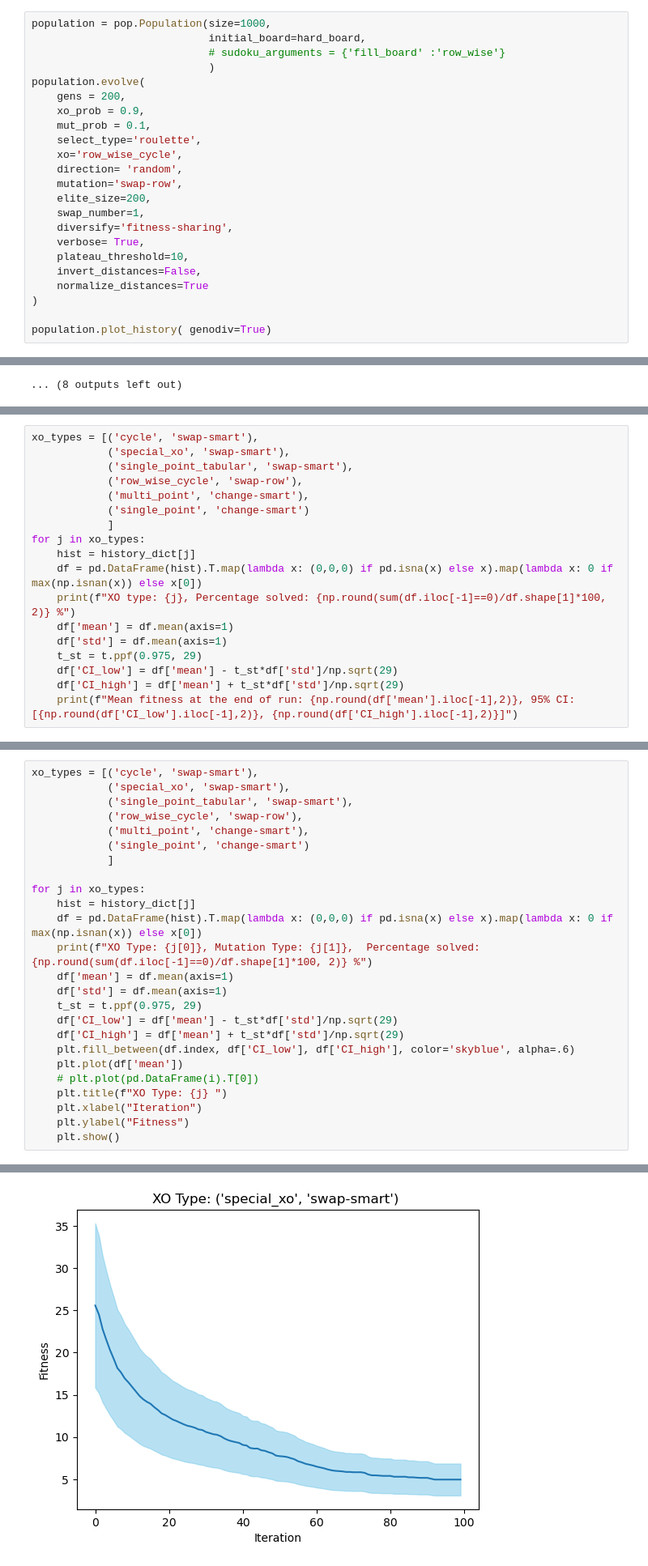
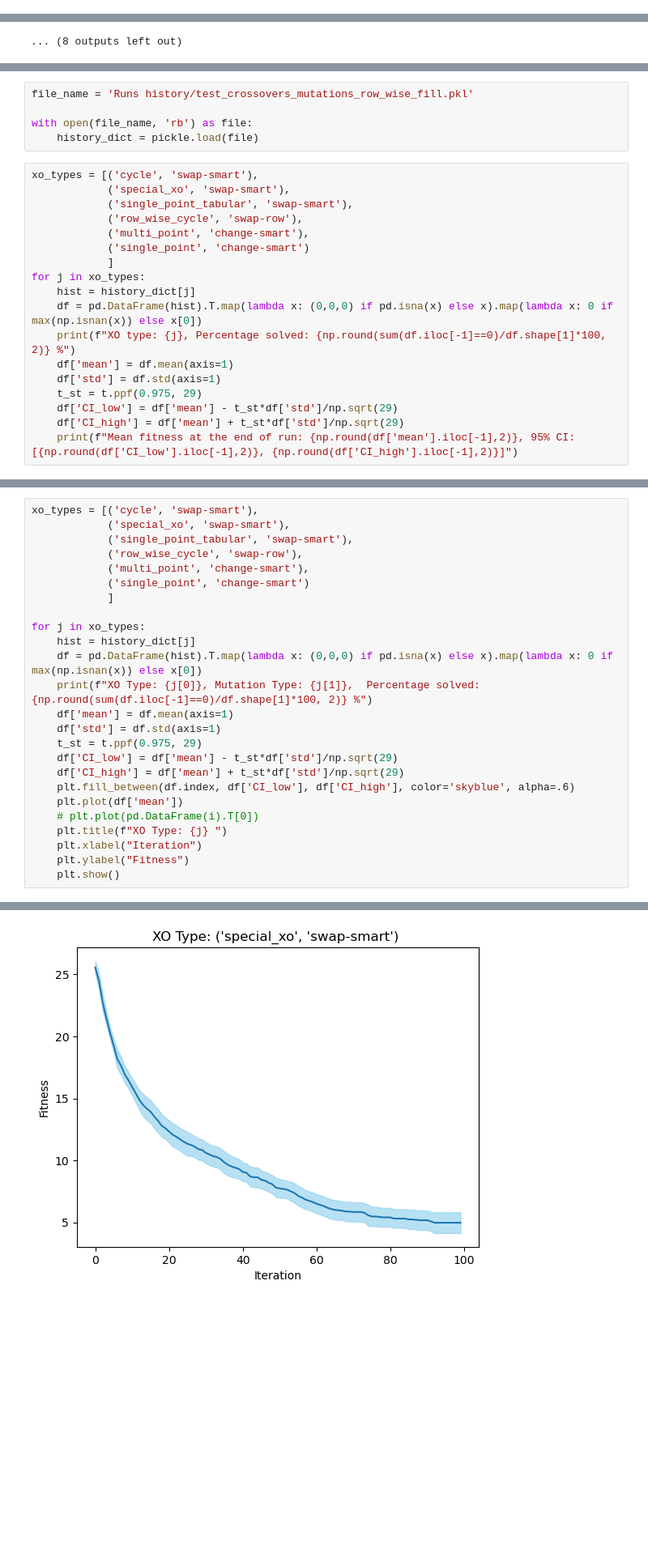
Before and after one commit to amarmate/CIFO24, a Jupyter notebook: experimentation and evaluation.ipynb, the cells around one changed output, grey strips where cells are left out. Shown at 81% size. Cells and saved outputs as stored; diff of their text form; blank space fills up the shorter version.

```diff
--- a/experimentation and evaluation.ipynb
+++ b/experimentation and evaluation.ipynb
@@ -13,23 +14,0 @@ from scipy.stats import t
-# %%
-population = pop.Population(size=1000,
-                            initial_board=hard_board,
-                            # sudoku_arguments = {'fill_board' :'row_wise'}
-                            )
-population.evolve(
-    gens = 200,
-    xo_prob = 0.9,
-    mut_prob = 0.1,
-    select_type='roulette',
-    xo='row_wise_cycle',
-    direction= 'random',
-    mutation='swap-row',
-    elite_size=200,
-    swap_number=1,
-    diversify='fitness-sharing',
-    verbose= True,
-    plateau_threshold=10,
-    invert_distances=False,
-    normalize_distances=True
-)
-
-population.plot_history( genodiv=True)
@@ -293,6 +255,11 @@ file_name = 'test_crossovers_mutations_row_wise_fill.pkl'
 
 with open(file_name, 'wb') as file:
     pickle.dump(history_dict, file)
+# %%
+file_name = 'Runs history/test_crossovers_mutations_row_wise_fill.pkl'
+
+with open(file_name, 'rb') as file:
+    history_dict = pickle.load(file)
 # %%
 xo_types = [('cycle', 'swap-smart'),
             ('special_xo', 'swap-smart'),
@@ -306,7 +273,7 @@ for j in xo_types:
     df = pd.DataFrame(hist).T.map(lambda x: (0,0,0) if pd.isna(x) else x).map(lambda x: 0 if max(np.isnan(x)) else x[0])
     print(f"XO type: {j}, Percentage solved: {np.round(sum(df.iloc[-1]==0)/df.shape[1]*100, 2)} %")
     df['mean'] = df.mean(axis=1)
-    df['std'] = df.mean(axis=1)
+    df['std'] = df.std(axis=1)
     t_st = t.ppf(0.975, 29)
     df['CI_low'] = df['mean'] - t_st*df['std']/np.sqrt(29)
     df['CI_high'] = df['mean'] + t_st*df['std']/np.sqrt(29)
@@ -338,7 +305,7 @@ for j in xo_types:
     df = pd.DataFrame(hist).T.map(lambda x: (0,0,0) if pd.isna(x) else x).map(lambda x: 0 if max(np.isnan(x)) else x[0])
     print(f"XO Type: {j[0]}, Mutation Type: {j[1]},  Percentage solved: {np.round(sum(df.iloc[-1]==0)/df.shape[1]*100, 2)} %")
     df['mean'] = df.mean(axis=1)
-    df['std'] = df.mean(axis=1)
+    df['std'] = df.std(axis=1)
     t_st = t.ppf(0.975, 29)
     df['CI_low'] = df['mean'] - t_st*df['std']/np.sqrt(29)
     df['CI_high'] = df['mean'] + t_st*df['std']/np.sqrt(29)
@@ -355,3 +322,3 @@ XO Type: cycle, Mutation Type: swap-smart,  Percentage solved: 10.0 %
 XO Type: special_xo, Mutation Type: swap-smart,  Percentage solved: 6.67 %
-[figure, old version]
+[figure, new version]
 XO Type: single_point_tabular, Mutation Type: swap-smart,  Percentage solved: 6.67 %
```
Also changed, not shown: parts of 36 cells of this notebook, 1 other file.
